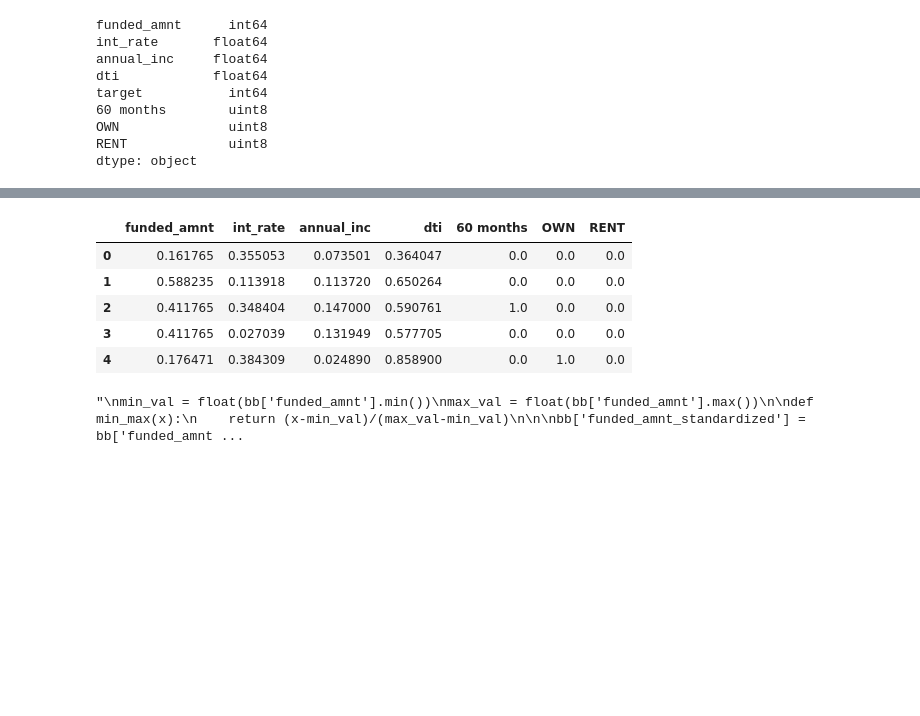
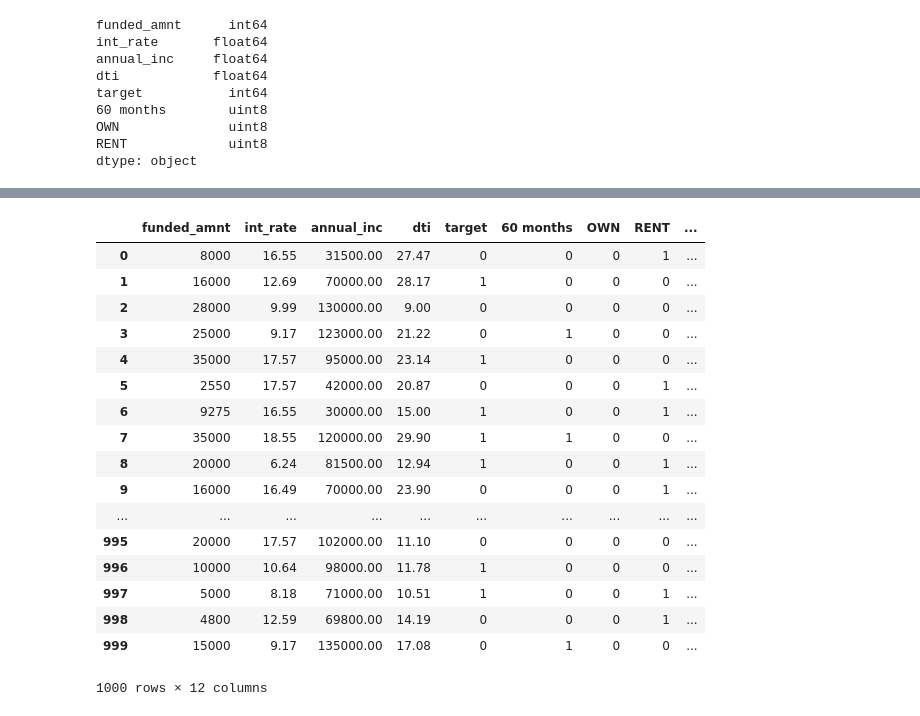
Before and after one commit to MichaelKheifetz/GA-DSI-projects, a Jupyter notebook: Project5.ipynb, the cells around one changed output, grey strips where cells are left out. Saved outputs shown, nothing was run; the diff lists cells and outputs as text; code cells hidden in the pictures; blank space fills up the shorter version.

```diff
--- a/Project5.ipynb
+++ b/Project5.ipynb
@@ -227,9 +234,0 @@ X_scaled = pd.DataFrame(X_scaled, columns = X.columns)
-# %%
-X_scaled.head()
-# %% [output]
-|  | funded_amnt | int_rate | annual_inc | dti | 60 months | OWN | RENT |
-| 0 | 0.161765 | 0.355053 | 0.073501 | 0.364047 | 0.0 | 0.0 | 0.0 |
-| 1 | 0.588235 | 0.113918 | 0.113720 | 0.650264 | 0.0 | 0.0 | 0.0 |
-| 2 | 0.411765 | 0.348404 | 0.147000 | 0.590761 | 1.0 | 0.0 | 0.0 |
-| 3 | 0.411765 | 0.027039 | 0.131949 | 0.577705 | 0.0 | 0.0 | 0.0 |
-| 4 | 0.176471 | 0.384309 | 0.024890 | 0.858900 | 0.0 | 1.0 | 0.0 |
@@ -236,41 +237,53 @@ X_scaled.head()
 # %%
-"""
+
 min_val = float(bb['funded_amnt'].min())
 max_val = float(bb['funded_amnt'].max())
 
 def min_max(x):
     return (x-min_val)/(max_val-min_val)
-
-
 bb['funded_amnt_standardized'] = bb['funded_amnt'].apply(lambda x: min_max(x))
-
+bb
 
 minimum_int_rate = float(bb['int_rate'].min())
 maximum_int_rate = float(bb['int_rate'].max())
 
 def min_max(x):
     return (x-minimum_int_rate)/(maximum_int_rate-minimum_int_rate)
 bb['intest_rate_standardized'] = bb['int_rate'].apply(lambda x: min_max(x))
 bb
 
 
 minimum_annual_inc = float(bb['annual_inc'].min())
 maximum_annual_inc = float(bb['annual_inc'].max())
 
 def min_max(x):
     return (x-minimum_annual_inc)/(maximum_annual_inc-minimum_annual_inc)
 bb['annual_inc_standardized'] = bb['annual_inc'].apply(lambda x: min_max(x))
 bb
 
 minimum_dti = float(bb['dti'].min())
 maximum_dti = float(bb['dti'].max())
 
 def min_max(x):
     return (x-minimum_dti)/(maximum_dti-minimum_dti)
 bb['dti_standardized'] = bb['dti'].apply(lambda x: min_max(x))
 bb
-
-
-"""
 # %% [output]
+|  | funded_amnt | int_rate | annual_inc | dti | target | 60 months | OWN | RENT | ... |
+| 0 | 8000 | 16.55 | 31500.00 | 27.47 | 0 | 0 | 0 | 1 | ... |
+| 1 | 16000 | 12.69 | 70000.00 | 28.17 | 1 | 0 | 0 | 0 | ... |
+| 2 | 28000 | 9.99 | 130000.00 | 9.00 | 0 | 0 | 0 | 0 | ... |
+| 3 | 25000 | 9.17 | 123000.00 | 21.22 | 0 | 1 | 0 | 0 | ... |
+| 4 | 35000 | 17.57 | 95000.00 | 23.14 | 1 | 0 | 0 | 0 | ... |
+| 5 | 2550 | 17.57 | 42000.00 | 20.87 | 0 | 0 | 0 | 1 | ... |
+| 6 | 9275 | 16.55 | 30000.00 | 15.00 | 1 | 0 | 0 | 1 | ... |
+| 7 | 35000 | 18.55 | 120000.00 | 29.90 | 1 | 1 | 0 | 0 | ... |
+| 8 | 20000 | 6.24 | 81500.00 | 12.94 | 1 | 0 | 0 | 1 | ... |
+| 9 | 16000 | 16.49 | 70000.00 | 23.90 | 0 | 0 | 0 | 1 | ... |
+| ... | ... | ... | ... | ... | ... | ... | ... | ... | ... |
+| 995 | 20000 | 17.57 | 102000.00 | 11.10 | 0 | 0 | 0 | 0 | ... |
+| 996 | 10000 | 10.64 | 98000.00 | 11.78 | 1 | 0 | 0 | 0 | ... |
+| 997 | 5000 | 8.18 | 71000.00 | 10.51 | 1 | 0 | 0 | 1 | ... |
+| 998 | 4800 | 12.59 | 69800.00 | 14.19 | 0 | 0 | 0 | 1 | ... |
+| 999 | 15000 | 9.17 | 135000.00 | 17.08 | 0 | 1 | 0 | 0 | ... |
-"\nmin_val = float(bb['funded_amnt'].min())\nmax_val = float(bb['funded_amnt'].max())\n\ndef min_max(x):\n    return (x-min_val)/(max_val-min_val)\n\n\nbb['funded_amnt_standardized'] = bb['funded_amnt ...
+1000 rows × 12 columns
```
Also changed, not shown: parts of 20 cells of this notebook.
